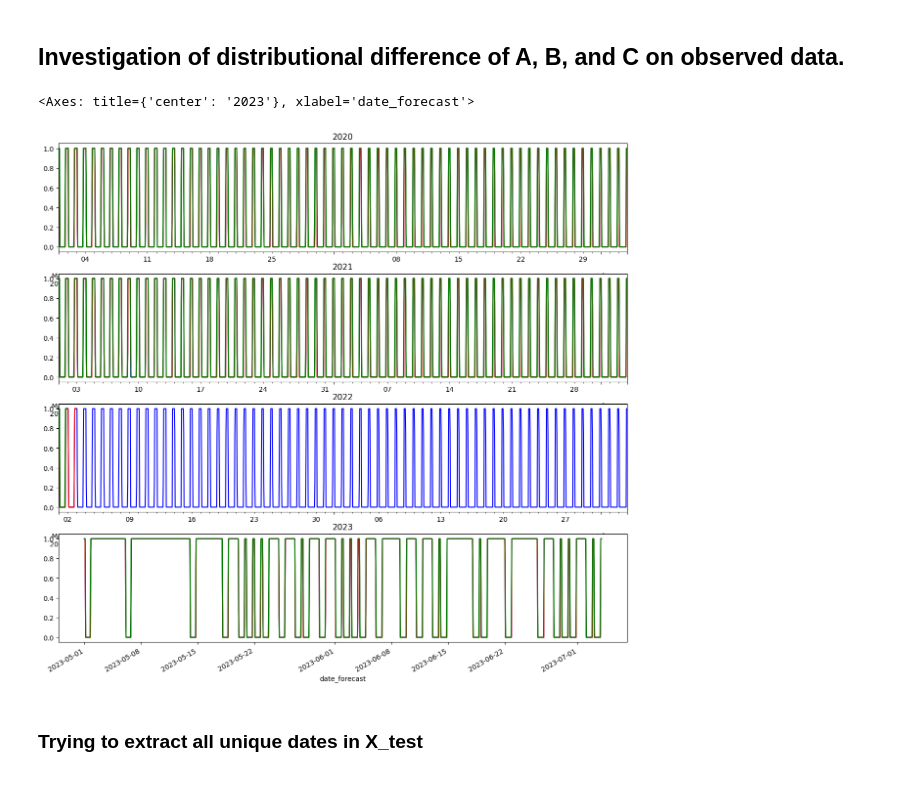
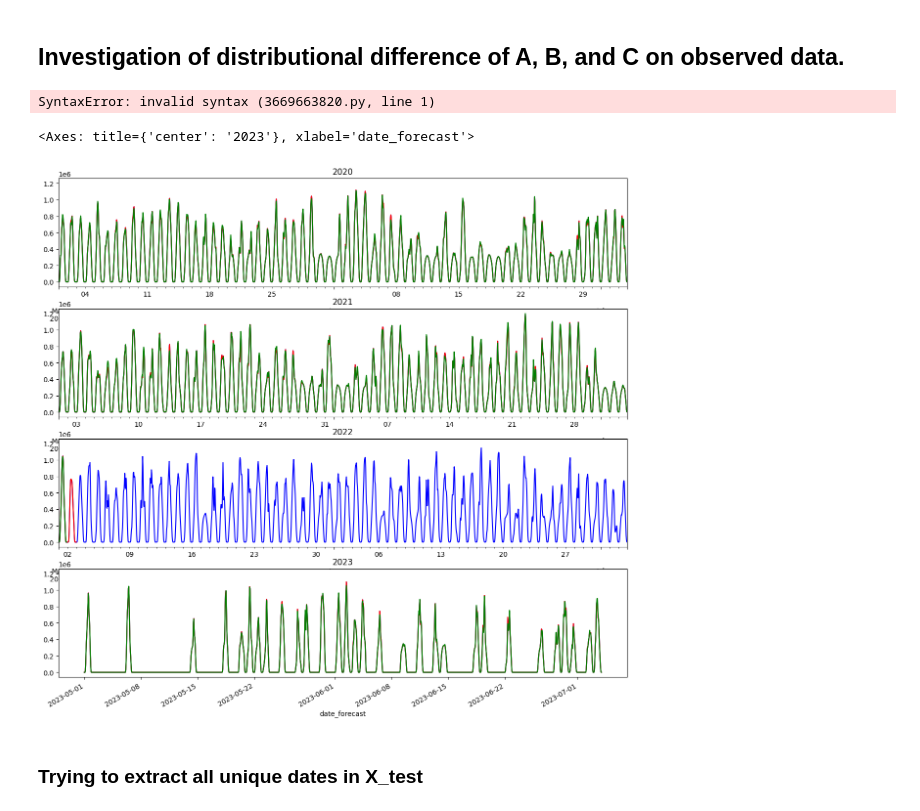
Before and after one commit to Bergschtein/Solar-Energy-Prediction, a Jupyter notebook: distributional_diff.ipynb, the cells around one changed output. Saved outputs shown, nothing was run; the diff lists cells and outputs as text; code cells hidden in the pictures.

```diff
--- a/distributional_diff.ipynb
+++ b/distributional_diff.ipynb
@@ -102,14 +97,14 @@ scale(a_s, feature_name)
 # %% [markdown]
 From plot below we see that data where diff_rad is zero for long periods of time, the other data is linearly interpolated. Just how the plotting operates.
 # %%
-feature_name = 'is_in_shadow:idx'
-# feature_name2 = 'diffuse_rad:W'
-feature_name2 = 'is_day:idx'
+# feature_name = 'is_in_shadow:idx'
+# # feature_name2 = 'diffuse_rad:W'
+# feature_name2 = 'is_day:idx'
 
-fig, axs = plt.subplots(3,1,figsize = (15,15))
-scale(data_collection.X_test_estimated['a'].set_index('date_forecast')[feature_name], feature_name).plot(ax=axs[0], title='X test a', color='blue')
-scale(data_collection.X_test_estimated['b'].set_index('date_forecast')[feature_name], feature_name).plot(ax=axs[1], title='X test b', color='red')
-scale(data_collection.X_test_estimated['c'].set_index('date_forecast')[feature_name], feature_name).plot(ax=axs[2], title='X test c', color='green')
-scale(data_collection.X_test_estimated['a'].set_index('date_forecast')[feature_name2], feature_name2).plot(ax=axs[0], title='X test a', color='black')
-scale(data_collection.X_test_estimated['b'].set_index('date_forecast')[feature_name2], feature_name2).plot(ax=axs[1], title='X test b', color='purple')
-scale(data_collection.X_test_estimated['c'].set_index('date_forecast')[feature_name2], feature_name2).plot(ax=axs[2], title='X test c', color='yellow')
+# fig, axs = plt.subplots(3,1,figsize = (15,15))
+# scale(data_collection.X_test_estimated['a'].set_index('date_forecast')[feature_name], feature_name).plot(ax=axs[0], title='X test a', color='blue')
+# scale(data_collection.X_test_estimated['b'].set_index('date_forecast')[feature_name], feature_name).plot(ax=axs[1], title='X test b', color='red')
+# scale(data_collection.X_test_estimated['c'].set_index('date_forecast')[feature_name], feature_name).plot(ax=axs[2], title='X test c', color='green')
+# scale(data_collection.X_test_estimated['a'].set_index('date_forecast')[feature_name2], feature_name2).plot(ax=axs[0], title='X test a', color='black')
+# scale(data_collection.X_test_estimated['b'].set_index('date_forecast')[feature_name2], feature_name2).plot(ax=axs[1], title='X test b', color='purple')
+# scale(data_collection.X_test_estimated['c'].set_index('date_forecast')[feature_name2], feature_name2).plot(ax=axs[2], title='X test c', color='yellow')
@@ -125,7 +114,9 @@ data_collection.X_test_estimated['a'].plot(x = 'date_forecast', y = feature_name
 #
 # data_collection.X_train_estimated['a'].plot(x = 'date_forecast', y = feature_name, kind = 'line', figsize=(15,5))
 # data_collection.X_train_observed['a'].plot(x = 'date_forecast', y = feature_name, kind = 'line', figsize=(15,5))
-fig, axs = plt.subplots(3,1,figsize = (10,10), sharex=True)
-data_collection.X_train['a'].set_index('time')[feature_name].plot(ax= axs[0], title='A', color ='blue')
-data_collection.X_train['b'].set_index('time')[feature_name].plot(ax= axs[1], title='B', color ='red')
-data_collection.X_train['c'].set_index('time')[feature_name].plot(ax= axs[2], title='C', color ='green')
+
+
+# fig, axs = plt.subplots(3,1,figsize = (10,10), sharex=True)
+# data_collection.X_train['a'].set_index('time')[feature_name].plot(ax= axs[0], title='A', color ='blue')
+# data_collection.X_train['b'].set_index('time')[feature_name].plot(ax= axs[1], title='B', color ='red')
+# data_collection.X_train['c'].set_index('time')[feature_name].plot(ax= axs[2], title='C', color ='green')
@@ -135,26 +123,31 @@ data_collection.X_train['c'].set_index('time')[feature_name].plot(ax= axs[2], ti
 # %% [markdown]
 ## Investigation of distributional difference of A, B, and C on observed data.
+# %%
+# list = ['2019-05-01':'2019-07-03']
+data_collection.X_train_observed['b'].set_index('date_forecast').isin(list)
+# %% [output]
+SyntaxError: invalid syntax (3669663820.py, line 1)
 # %%
-
-fig, axs = plt.subplots(4,1,figsize = (15,15))
+feature_name = 'diffuse_rad_1h:J'
+fig, axs = plt.subplots(4,1,figsize = (15,15), sharey=True)
 data_collection.X_train_observed['a'].set_index('date_forecast')[feature_name]['2020-05-01':'2020-07-03'].plot(ax= axs[0], title='2020', color = 'blue')
 data_collection.X_train_observed['b'].set_index('date_forecast')[feature_name]['2020-05-01':'2020-07-03'].plot(ax= axs[0], title='2020', color ='red')
 data_collection.X_train_observed['c'].set_index('date_forecast')[feature_name]['2020-05-01':'2020-07-03'].plot(ax= axs[0], title='2020', color ='green')
 
 data_collection.X_train_observed['a'].set_index('date_forecast')[feature_name]['2021-05-01':'2021-07-03'].plot(ax= axs[1], title='2021', color = 'blue')
 data_collection.X_train_observed['b'].set_index('date_forecast')[feature_name]['2021-05-01':'2021-07-03'].plot(ax= axs[1], title='2021', color ='red')
 data_collection.X_train_observed['c'].set_index('date_forecast')[feature_name]['2021-05-01':'2021-07-03'].plot(ax= axs[1], title='2021', color ='green')
 
 data_collection.X_train_observed['a'].set_index('date_forecast')[feature_name]['2022-05-01':'2022-07-03'].plot(ax= axs[2], title='2022', color = 'blue')
 data_collection.X_train_observed['b'].set_index('date_forecast')[feature_name]['2022-05-01':'2022-07-03'].plot(ax= axs[2], title='2022', color ='red')
 data_collection.X_train_observed['c'].set_index('date_forecast')[feature_name]['2022-05-01':'2022-07-03'].plot(ax= axs[2], title='2022', color ='green')
 
 data_collection.X_test_estimated['a'].set_index('date_forecast')[feature_name]['2023-05-01':'2023-07-03'].plot(ax= axs[3], title='2023', color = 'blue')
 data_collection.X_test_estimated['b'].set_index('date_forecast')[feature_name]['2023-05-01':'2023-07-03'].plot(ax= axs[3], title='2023', color ='red')
 data_collection.X_test_estimated['c'].set_index('date_forecast')[feature_name]['2023-05-01':'2023-07-03'].plot(ax= axs[3], title='2023', color ='green')
 # %% [output]
 <Axes: title={'center': '2023'}, xlabel='date_forecast'>
-[figure, old version]
+[figure, new version]
 # %% [markdown]
 ### Trying to extract all unique dates in X_test
 # %%
```
Also changed, not shown: parts of 12 cells of this notebook, 17 other files.
